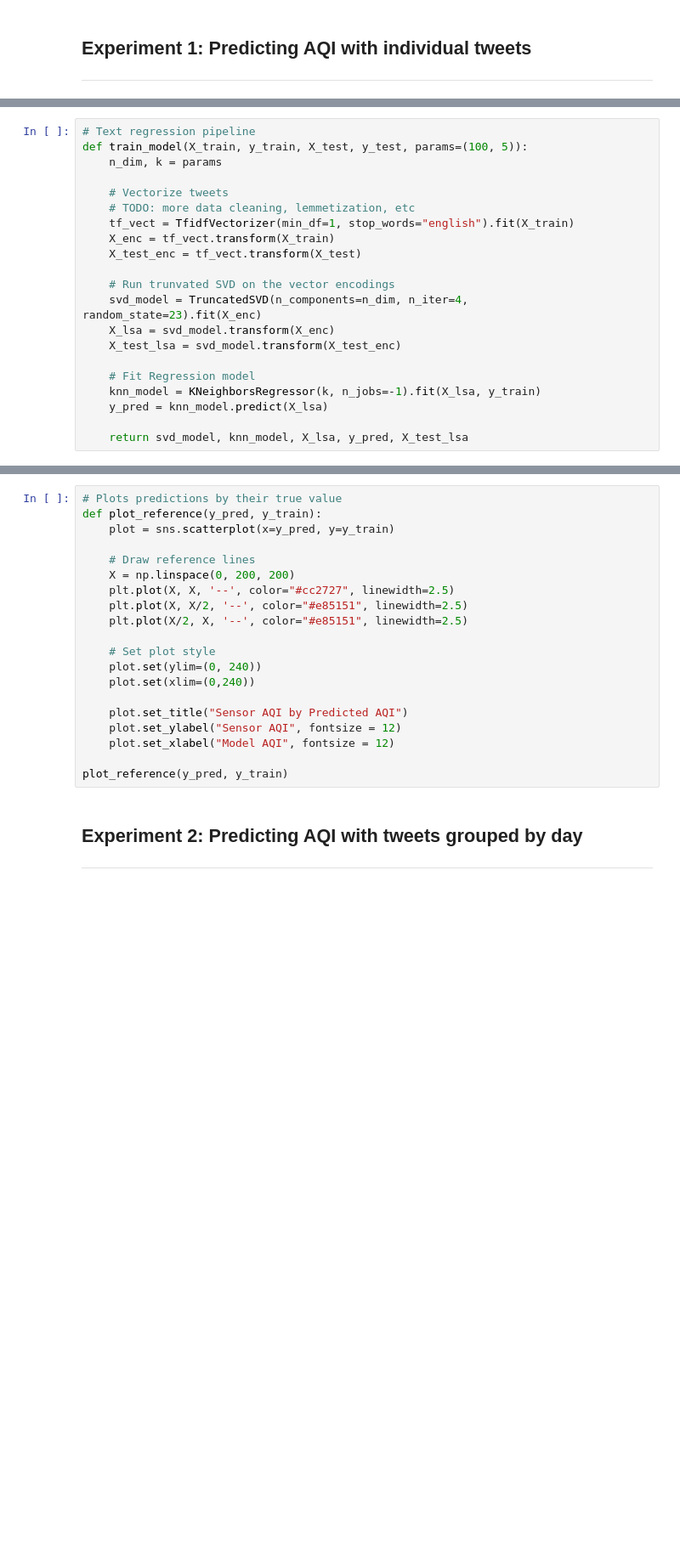
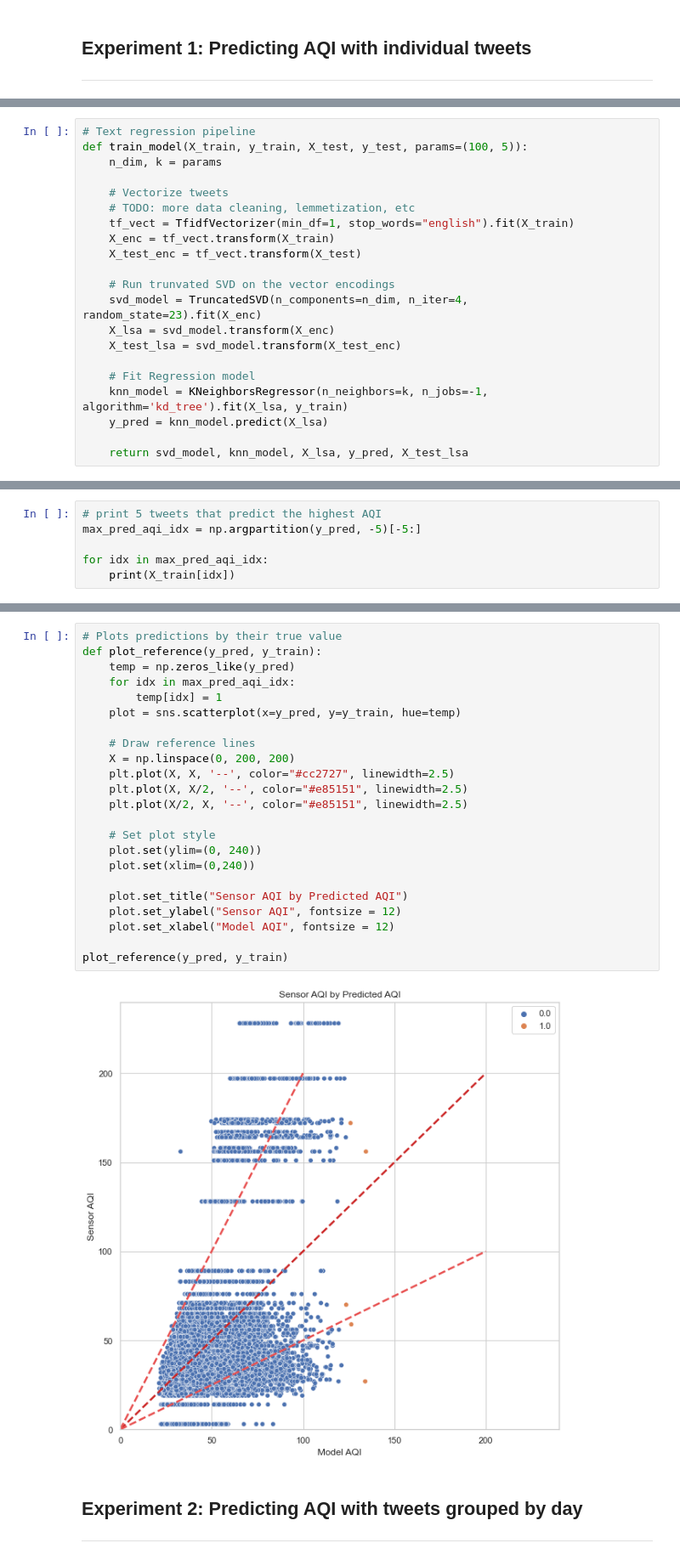
Before and after one commit to zcalhoun/wildfire, a Jupyter notebook: notebooks/san-francisco-v2.ipynb, the cells around one changed output, grey strips where cells are left out. Shown: that part at 85% size. Cells and saved outputs as stored; diff of their text form; blank space fills up the shorter version.

```diff
--- a/notebooks/san-francisco-v2.ipynb
+++ b/notebooks/san-francisco-v2.ipynb
@@ -164,7 +176,7 @@ def train_model(X_train, y_train, X_test, y_test, params=(100, 5)):
     X_test_lsa = svd_model.transform(X_test_enc)
 
     # Fit Regression model
-    knn_model = KNeighborsRegressor(k, n_jobs=-1).fit(X_lsa, y_train)
+    knn_model = KNeighborsRegressor(n_neighbors=k, n_jobs=-1, algorithm='kd_tree').fit(X_lsa, y_train)
     y_pred = knn_model.predict(X_lsa)
 
     return svd_model, knn_model, X_lsa, y_pred, X_test_lsa
@@ -184,0 +205,6 @@ plt.xlabel("Low Dimension tweet", fontsize = 12)
+# %%
+# print 5 tweets that predict the highest AQI
+max_pred_aqi_idx = np.argpartition(y_pred, -5)[-5:]
+
+for idx in max_pred_aqi_idx:
+    print(X_train[idx])
@@ -185,23 +219,28 @@ plt.xlabel("Low Dimension tweet", fontsize = 12)
 # %%
 # Plots predictions by their true value
 def plot_reference(y_pred, y_train):
-    plot = sns.scatterplot(x=y_pred, y=y_train)
+    temp = np.zeros_like(y_pred)
+    for idx in max_pred_aqi_idx:
+        temp[idx] = 1
+    plot = sns.scatterplot(x=y_pred, y=y_train, hue=temp)
 
     # Draw reference lines
     X = np.linspace(0, 200, 200)
     plt.plot(X, X, '--', color="#cc2727", linewidth=2.5)
     plt.plot(X, X/2, '--', color="#e85151", linewidth=2.5)
     plt.plot(X/2, X, '--', color="#e85151", linewidth=2.5)
 
     # Set plot style
     plot.set(ylim=(0, 240))
     plot.set(xlim=(0,240))
 
     plot.set_title("Sensor AQI by Predicted AQI")
     plot.set_ylabel("Sensor AQI", fontsize = 12)
     plot.set_xlabel("Model AQI", fontsize = 12)
 
 plot_reference(y_pred, y_train)
+# %% [output]
+[figure, added]
 # %% [markdown]
 </br>
 </br>
```
Also changed, not shown: parts of 18 cells of this notebook, 1 other file.
